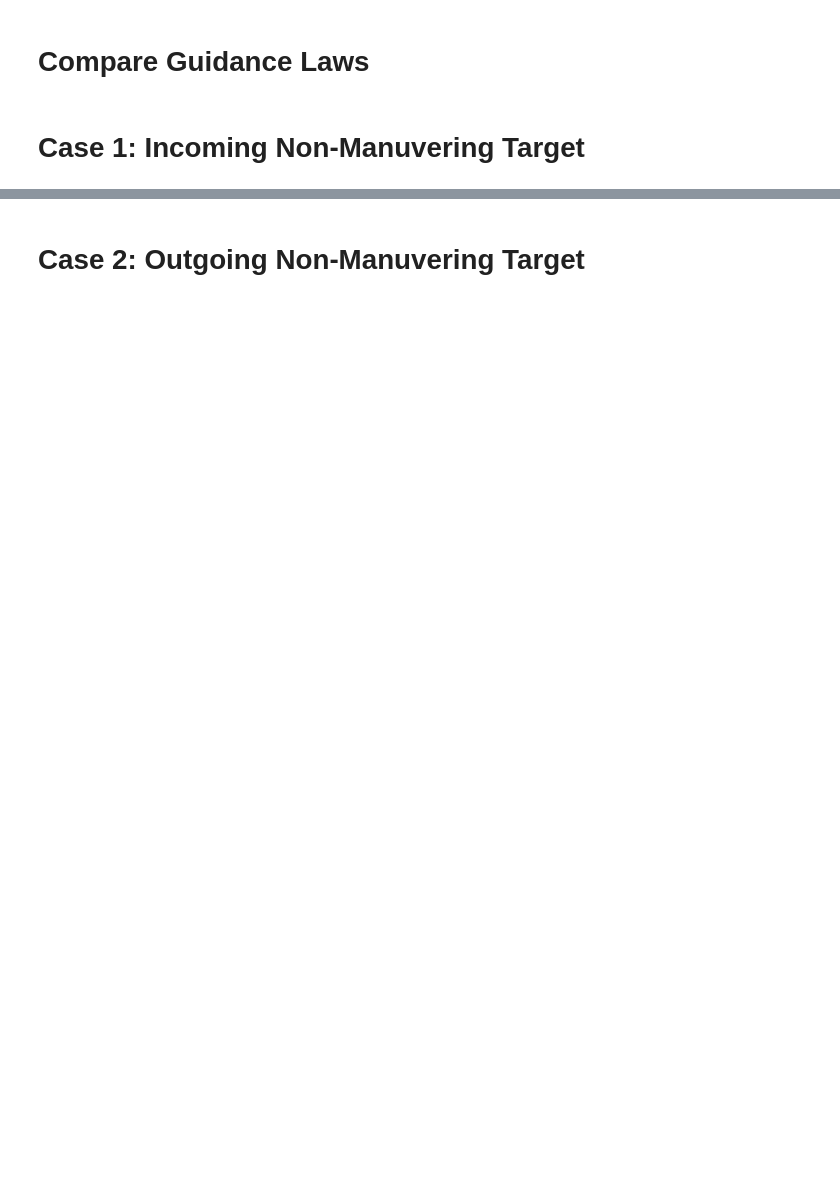
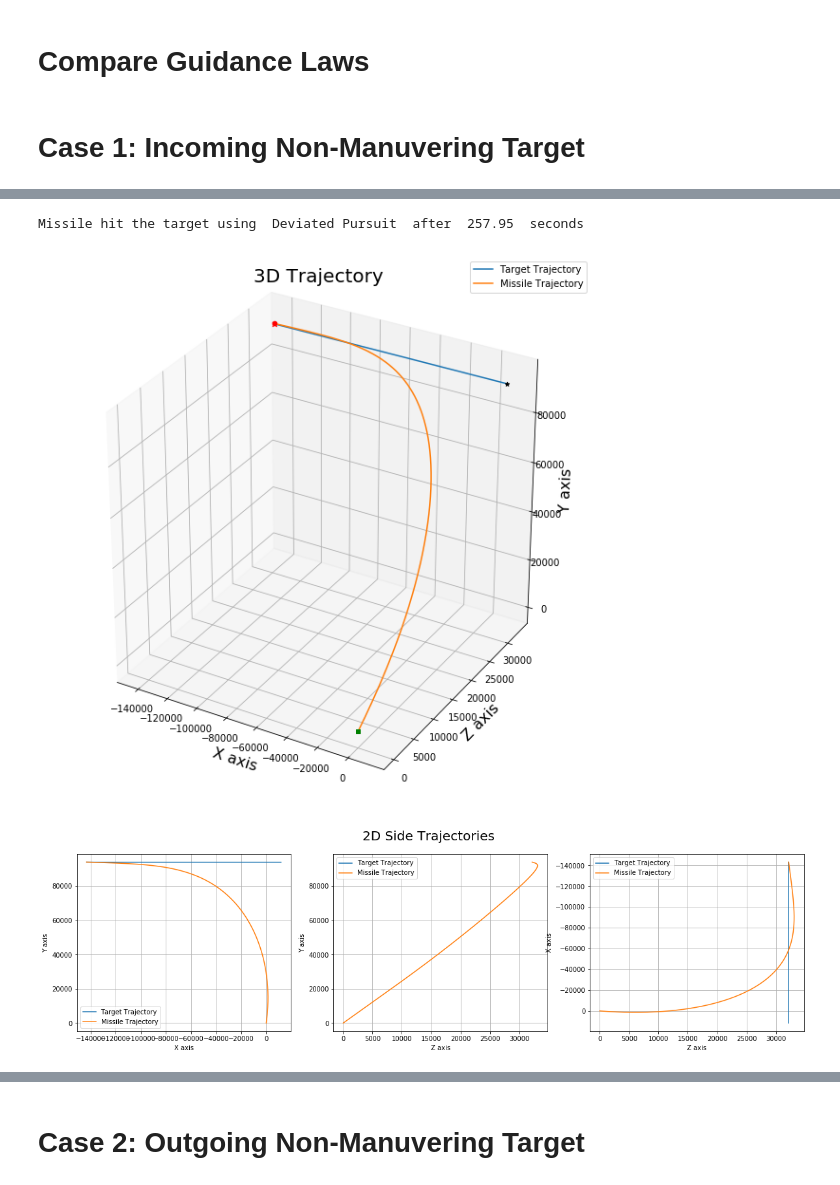
Before and after one commit to Abdelrahman350/Guidance, a Jupyter notebook: Homing Missile's Guidance Simulation.ipynb, the cells around one changed output, grey strips where cells are left out. Saved outputs shown, nothing was run; the diff lists cells and outputs as text; code cells hidden in the pictures; blank space fills up the shorter version.

```diff
--- a/Homing Missile's Guidance Simulation.ipynb
+++ b/Homing Missile's Guidance Simulation.ipynb
@@ -574,0 +575,6 @@ Missile hit the target using  Constant Bearing  after  83.52  seconds
+# %%
+target1, missile1, t1, Jtheta1, Jphi1, time1 = case1.simulation(G = 1, S = 1, manuver_target = False, plot = True)
+# %% [output]
+Missile hit the target using  Deviated Pursuit  after  257.95  seconds
+[figure, added]
+[figure, added]
```
Also changed, not shown: parts of 28 cells of this notebook.
